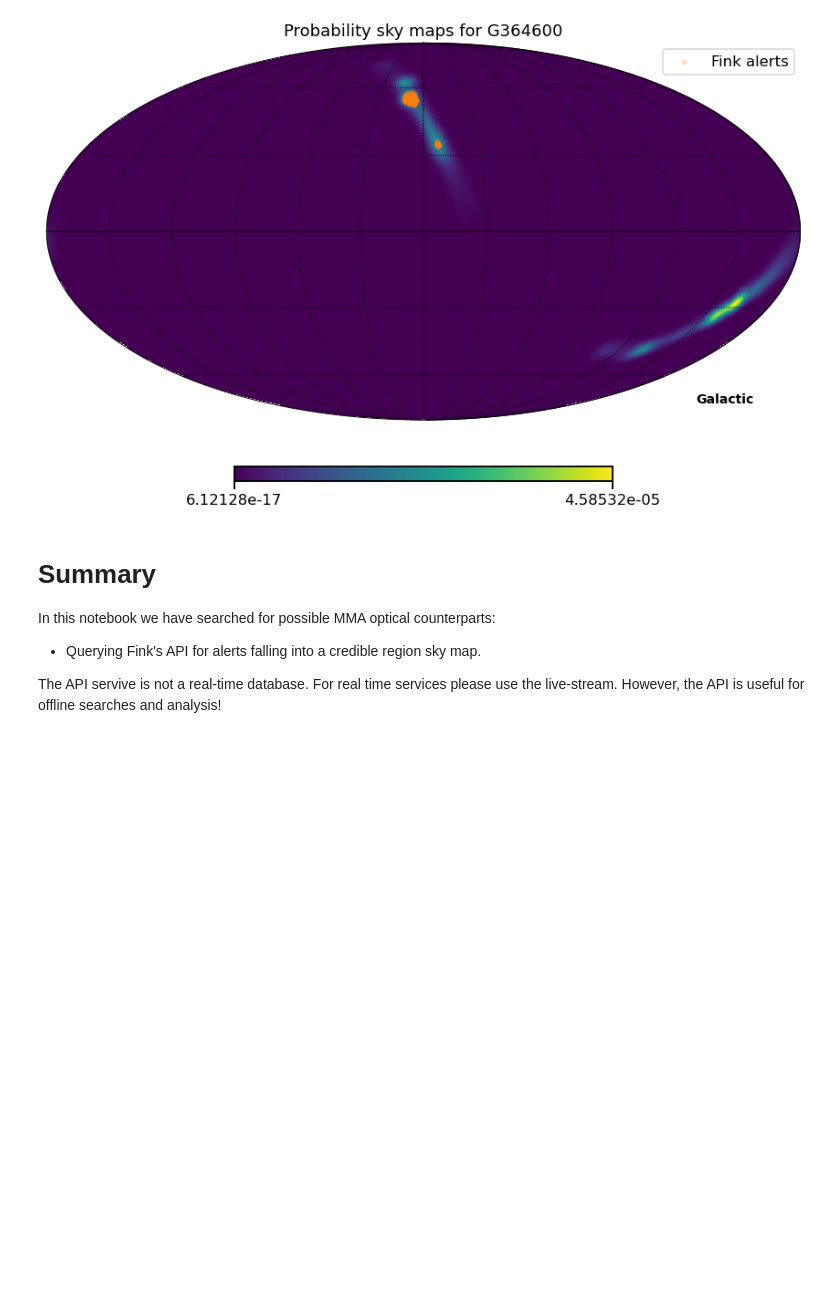
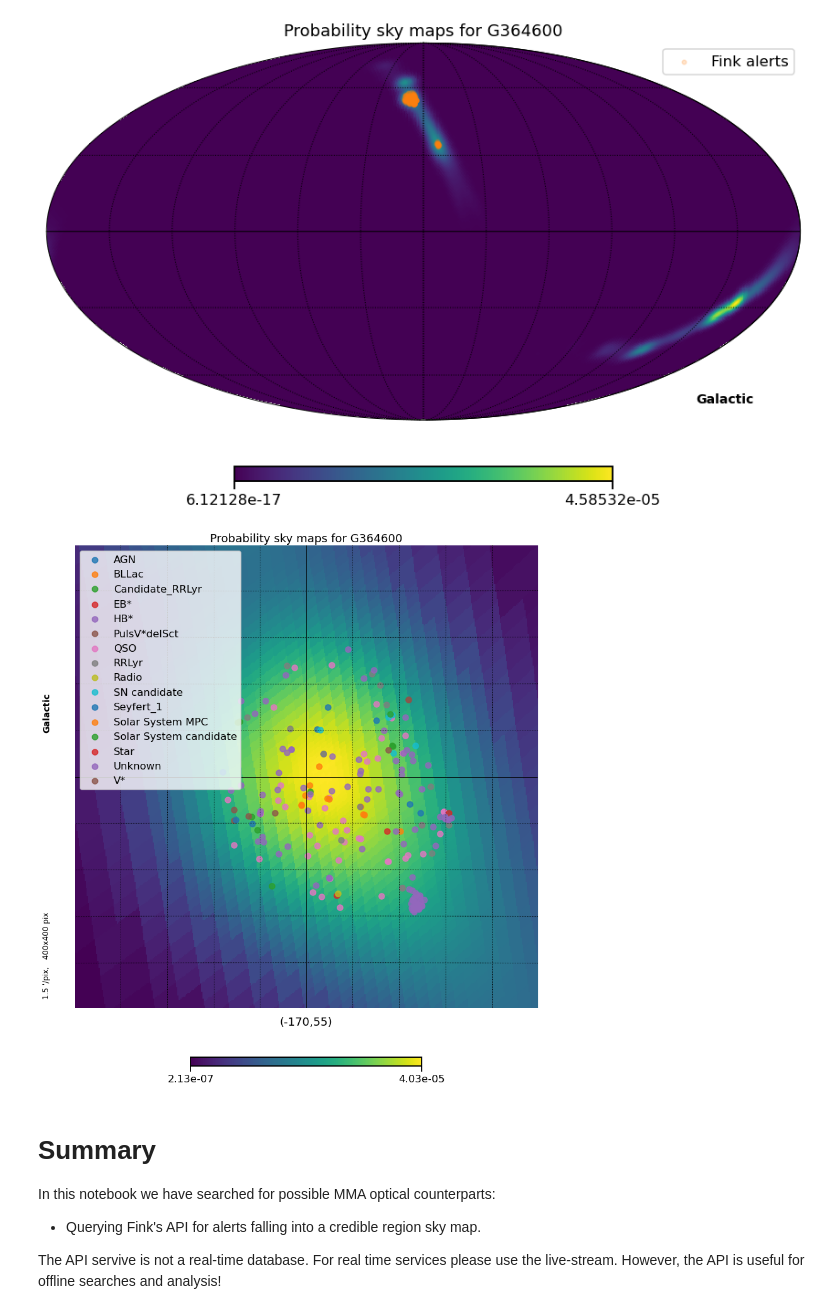
Before and after one commit to astrolabsoftware/fink-tutorials, a Jupyter notebook: MMA/gravitational_waves.ipynb, the cells around one changed output. Drawn from its saved outputs; the diff is of its cells as text; code cells hidden in the pictures; blank space fills up the shorter version.

Commit message:
Update GW tutorial with gnomview

```diff
--- a/MMA/gravitational_waves.ipynb
+++ b/MMA/gravitational_waves.ipynb
@@ -130,6 +130,32 @@ plt.legend()
 plt.show()
 # %% [output]
 [figure]
+# %%
+fig = plt.figure(0, figsize=(12, 15))
+
+hpx, header_ = hp.read_map(fn, h=True, field=0)
+header = {i[0]: i[1] for i in header_}
+
+title = 'Probability sky maps for {}'.format(header['OBJECT'])
+hp.gnomview(hpx, coord='G', title=title, rot=[-170, 55], fig=0, xsize=400)
+
+if len(pdf) > 0:
+    for class_ in np.unique(pdf['v:classification']):
+        mask = pdf['v:classification'] == class_
+        hp.projscatter(
+            pdf['i:ra'][mask],
+            pdf['i:dec'][mask],
+            lonlat=True,
+            marker='o',
+            alpha=0.8,
+            label=class_
+        )
+
+hp.graticule()
+plt.legend(loc='upper left')
+plt.show()
+# %% [output]
+[figure, added]
 # %% [markdown]
 # Summary
 In this notebook we have searched for possible MMA optical counterparts:
```
Also changed, not shown: parts of 1 cell of this notebook.
